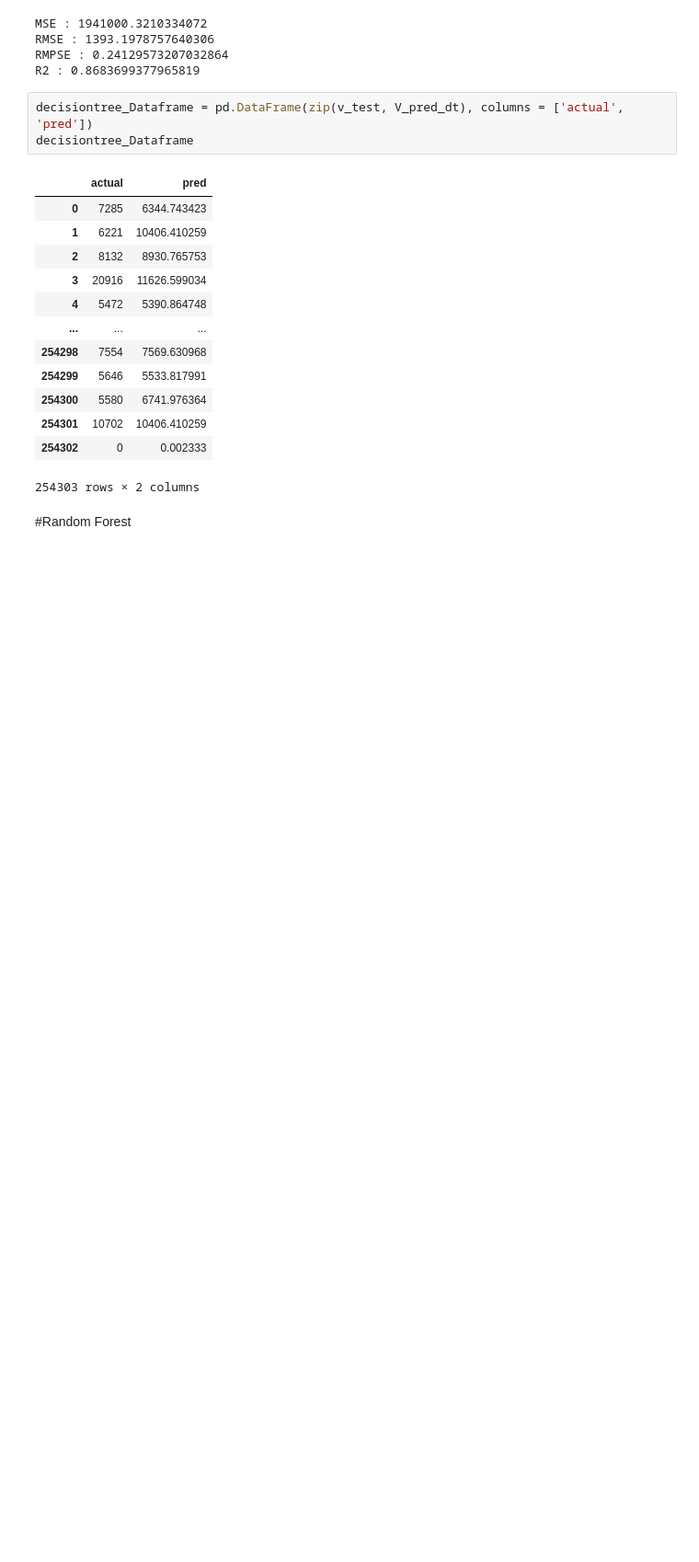
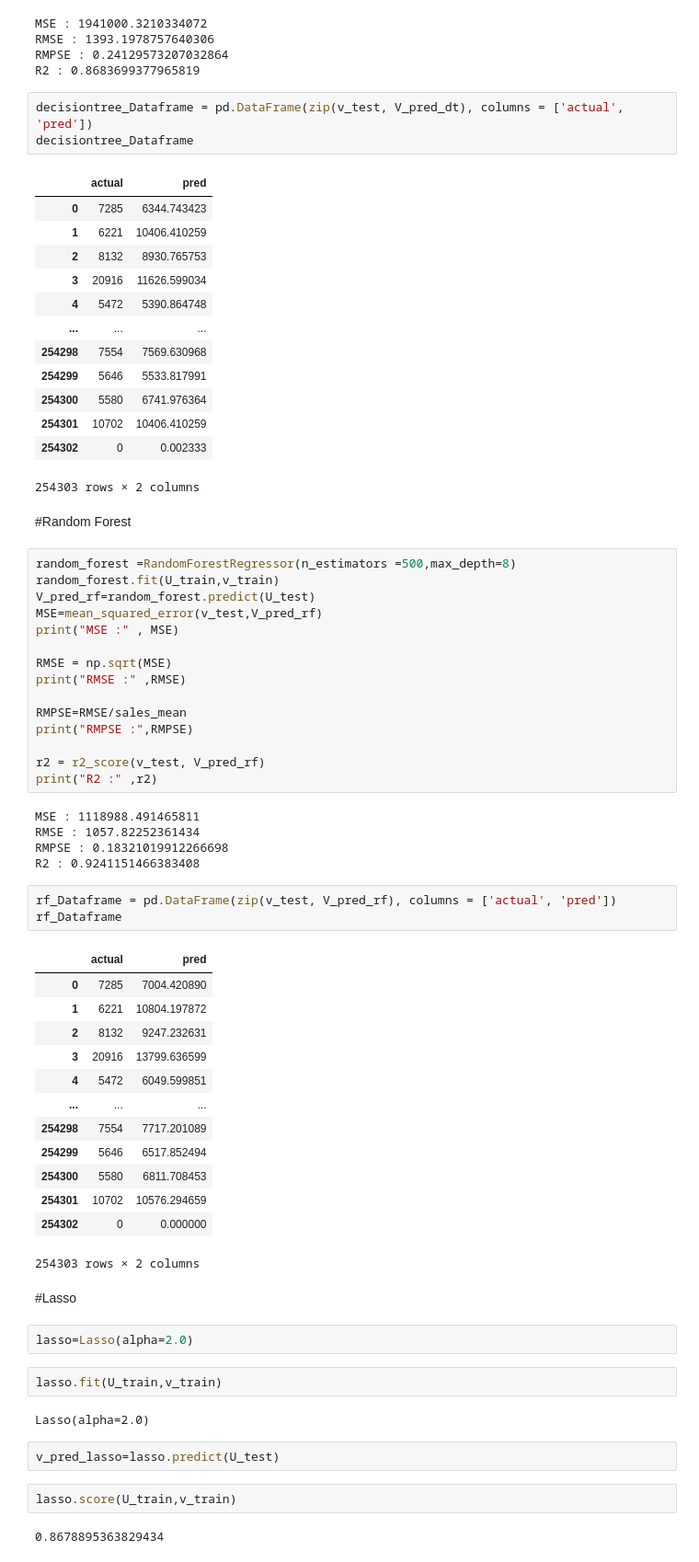
Before and after one commit to Kumarisimran626/S.K-Retail_sales_prediction, a Jupyter notebook: S_K_Retail_sales_prediction.ipynb, the cells around one changed output. Shown at 92% size. Drawn from its saved outputs; the diff is of its cells as text; blank space fills up the shorter version.

```diff
--- a/S_K_Retail_sales_prediction.ipynb
+++ b/S_K_Retail_sales_prediction.ipynb
@@ -1209,3 +1209,54 @@ decisiontree_Dataframe
 254303 rows × 2 columns
 # %% [markdown]
 #<b/>Random Forest</b>
+# %%
+random_forest =RandomForestRegressor(n_estimators =500,max_depth=8)
+random_forest.fit(U_train,v_train)
+V_pred_rf=random_forest.predict(U_test)
+MSE=mean_squared_error(v_test,V_pred_rf)
+print("MSE :" , MSE)
+
+RMSE = np.sqrt(MSE)
+print("RMSE :" ,RMSE)
+
+RMPSE=RMSE/sales_mean
+print("RMPSE :",RMPSE)
+
+r2 = r2_score(v_test, V_pred_rf)
+print("R2 :" ,r2)
+# %% [output]
+MSE : 1118988.491465811
+RMSE : 1057.82252361434
+RMPSE : 0.18321019912266698
+R2 : 0.9241151466383408
+# %%
+rf_Dataframe = pd.DataFrame(zip(v_test, V_pred_rf), columns = ['actual', 'pred'])
+rf_Dataframe
+# %% [output]
+|  | actual | pred |
+| 0 | 7285 | 7004.420890 |
+| 1 | 6221 | 10804.197872 |
+| 2 | 8132 | 9247.232631 |
+| 3 | 20916 | 13799.636599 |
+| 4 | 5472 | 6049.599851 |
+| ... | ... | ... |
+| 254298 | 7554 | 7717.201089 |
+| 254299 | 5646 | 6517.852494 |
+| 254300 | 5580 | 6811.708453 |
+| 254301 | 10702 | 10576.294659 |
+| 254302 | 0 | 0.000000 |
+254303 rows × 2 columns
+# %% [markdown]
+#<b/>Lasso</b>
+# %%
+lasso=Lasso(alpha=2.0)
+# %%
+lasso.fit(U_train,v_train)
+# %% [output]
+Lasso(alpha=2.0)
+# %%
+v_pred_lasso=lasso.predict(U_test)
+# %%
+lasso.score(U_train,v_train)
+# %% [output]
+0.8678895363829434
```
Also changed, not shown: parts of 22 cells of this notebook.
